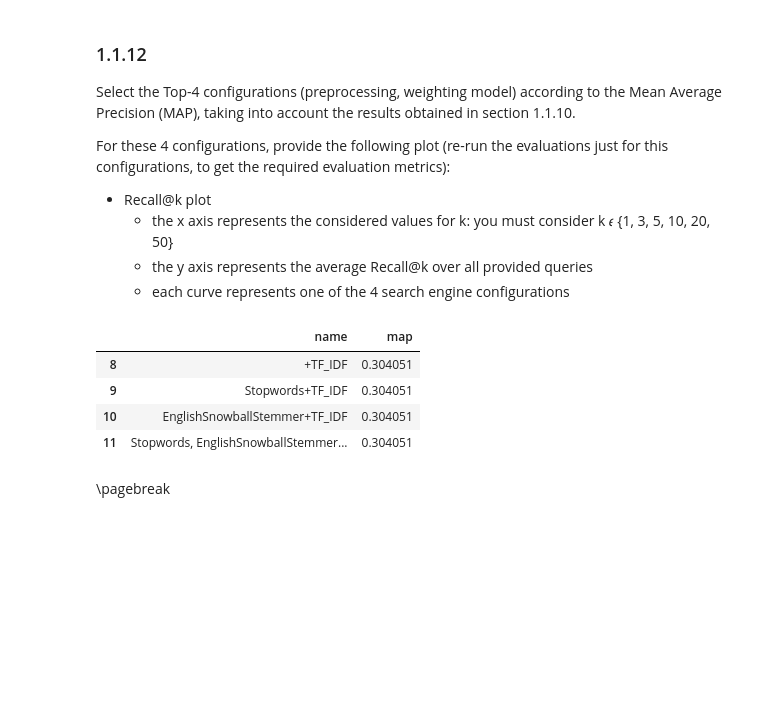
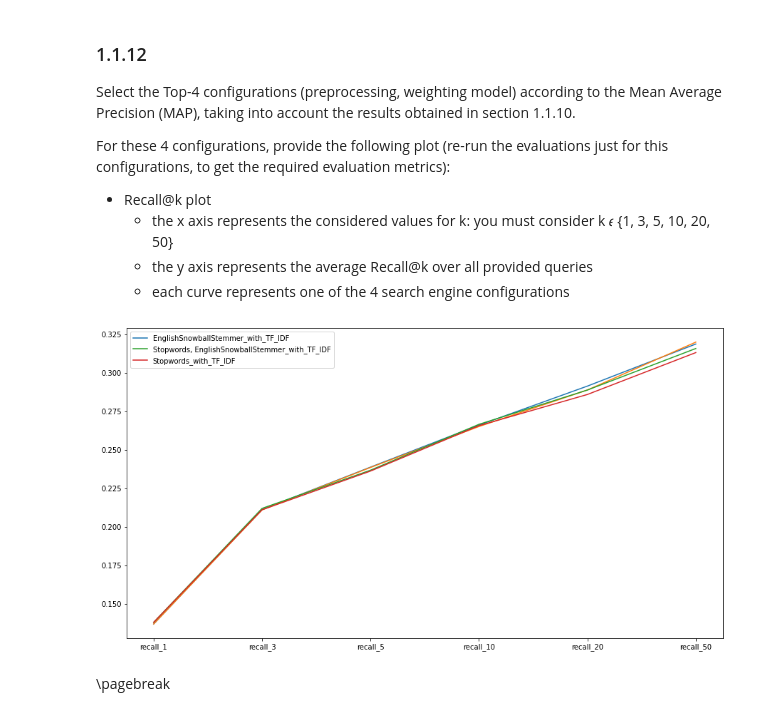
Before and after one commit to Ciambelle-Ciociare/ADM_Homework_1, a Jupyter notebook: DMT2023_HW1.ipynb, the cells around one changed output. Saved outputs shown, nothing was run; the diff lists cells and outputs as text; code cells hidden in the pictures; blank space fills up the shorter version.

```diff
--- a/DMT2023_HW1.ipynb
+++ b/DMT2023_HW1.ipynb
@@ -648,60 +644,56 @@ For these 4 configurations, provide the following plot (re-run the evaluations j
 # %%
 #YOUR CODE STARTS HERE#
 
 best_map = res[['name','map']].sort_values(by='map', ascending= False).head(4)
-best_map
+configurations = list(best_map['name'].values)
+
+recall_metrics = ['recall_1', 'recall_3', 'recall_5', 'recall_10', 'recall_20', 'recall_50']
+
+val_recall = [results[x] for x in configurations]
+
+res_exp_recall = pt.Experiment(
+   val_recall,
+   topics,
+   data ,
+   eval_metrics = recall_metrics ,
+   names = configurations ,
+   highlight = 'bold'
+
+)
 
 
 
 
+res_plot = res_exp_recall.data
 
+res_plot = res_plot.set_index('name')
 
-
-
-
-
-
-
-
-
-
-
-
-
-
-
-
-
-
-
-
-
-
+plt.figure(figsize = (15,8))
+for index, row in res_plot.iterrows():
+    plt.plot(row, label=index)
+plt.legend()
+plt.show()
 
 
 
 
 
 
 
 
 
 
 
 
 
 
 
 
 
 #YOUR CODE ENDS HERE#
 #THIS IS LINE 50#
 # %% [output]
-|  | name | map |
-| 8 | +TF_IDF | 0.304051 |
-| 9 | Stopwords+TF_IDF | 0.304051 |
-| 10 | EnglishSnowballStemmer+TF_IDF | 0.304051 |
-| 11 | Stopwords, EnglishSnowballStemmer... | 0.304051 |
+[figure, added]
 # %% [markdown]
 <div style="page-break-after: always; visibility: hidden">
 \pagebreak
```
Also changed, not shown: parts of 10 cells of this notebook.
